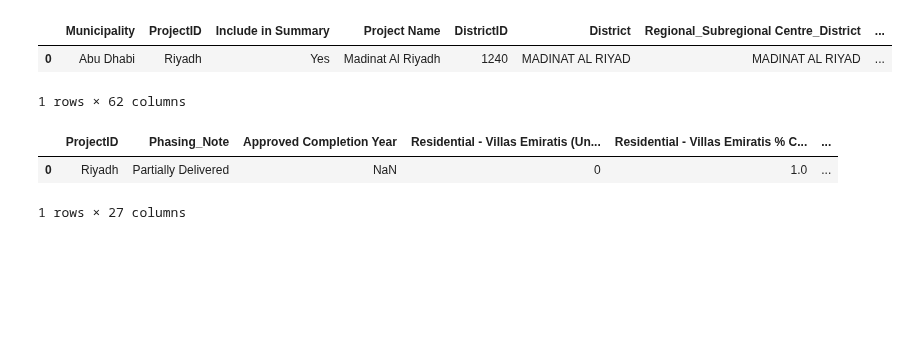
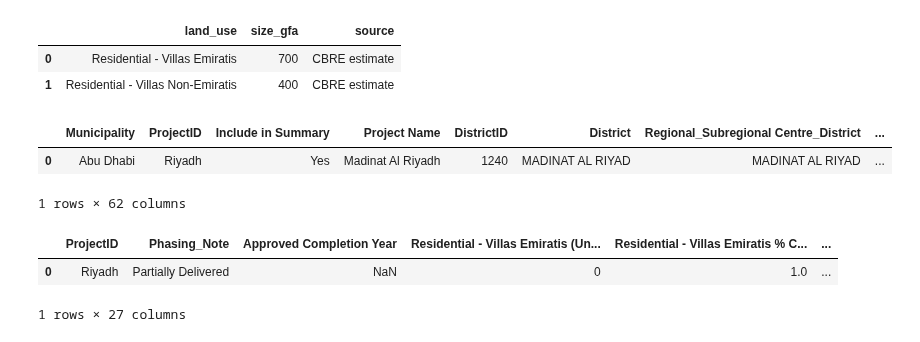
Before and after one commit to BuroHappoldLegacySoup/PlanCapitalLandModel, a Jupyter notebook: Land Model Exploratory Code.ipynb, the cells around one changed output. Saved outputs shown, nothing was run; the diff lists cells and outputs as text; code cells hidden in the pictures; blank space fills up the shorter version.

```diff
--- a/Land Model Exploratory Code.ipynb
+++ b/Land Model Exploratory Code.ipynb
@@ -8,13 +9,22 @@ import plotnine as p9
 # %%
 # Setting routes for reading in csv data
 
 data_masterplan_input_target = 'test_mp_data.csv'
 phasing_logic_input_target = 'phasing_logic_matrix.csv'
 
 # Reading in masterplan data and phasing logic matrix
 
 data_masterplan_input =  pd.read_csv(data_masterplan_input_target)
 phasing_logic_input = pd.read_csv(phasing_logic_input_target).rename({'delivery_status':'Phasing_Note'},axis = 1)
+
+# Reading csv containing size of housing units data
+
+dwelling_sizes_input = pd.read_csv('dwelling_sizes.csv')
+dwelling_sizes_input.head(2)
+# %% [output]
+|  | land_use | size_gfa | source |
+| 0 | Residential - Villas Emiratis | 700 | CBRE estimate |
+| 1 | Residential - Villas Non-Emiratis | 400 | CBRE estimate |
 # %%
 # Dropnas from the project ID column from the main data_masterplan_input data frame and filtering out masterplans not to be phased
 
```
Also changed, not shown: parts of 2 cells of this notebook, 1 other file.
